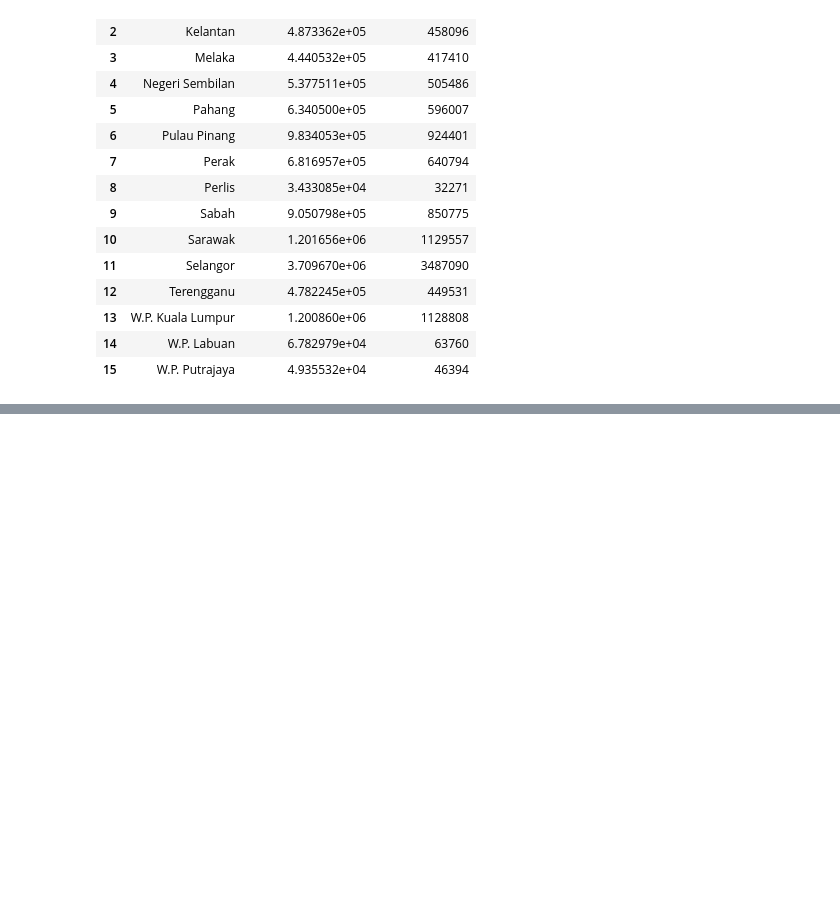
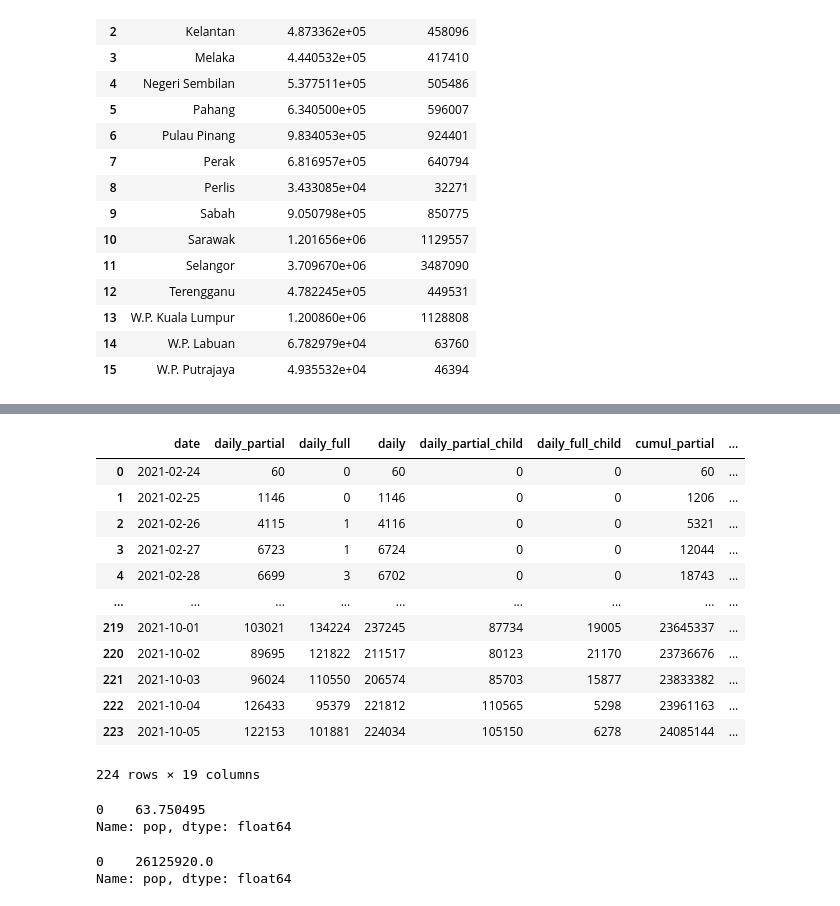
Before and after one commit to PriteshPatel3/covid-again, a Jupyter notebook: Untitled.ipynb, the cells around one changed output, grey strips where cells are left out. Saved outputs shown, nothing was run; the diff lists cells and outputs as text; code cells hidden in the pictures; blank space fills up the shorter version.

```diff
--- a/Untitled.ipynb
+++ b/Untitled.ipynb
@@ -496,0 +643,4 @@ state_testingRate
+# %%
+'''for x in vaxcination_list:
+    display(x)'''
+vaccine_msia = vaxcination_list[0]
@@ -496,0 +670,16 @@ state_testingRate
+# %%
+vaccine_msia
+# %% [output]
+|  | date | daily_partial | daily_full | daily | daily_partial_child | daily_full_child | cumul_partial | ... |
+| 0 | 2021-02-24 | 60 | 0 | 60 | 0 | 0 | 60 | ... |
+| 1 | 2021-02-25 | 1146 | 0 | 1146 | 0 | 0 | 1206 | ... |
+| 2 | 2021-02-26 | 4115 | 1 | 4116 | 0 | 0 | 5321 | ... |
+| 3 | 2021-02-27 | 6723 | 1 | 6724 | 0 | 0 | 12044 | ... |
+| 4 | 2021-02-28 | 6699 | 3 | 6702 | 0 | 0 | 18743 | ... |
+| ... | ... | ... | ... | ... | ... | ... | ... | ... |
+| 219 | 2021-10-01 | 103021 | 134224 | 237245 | 87734 | 19005 | 23645337 | ... |
+| 220 | 2021-10-02 | 89695 | 121822 | 211517 | 80123 | 21170 | 23736676 | ... |
+| 221 | 2021-10-03 | 96024 | 110550 | 206574 | 85703 | 15877 | 23833382 | ... |
+| 222 | 2021-10-04 | 126433 | 95379 | 221812 | 110565 | 5298 | 23961163 | ... |
+| 223 | 2021-10-05 | 122153 | 101881 | 224034 | 105150 | 6278 | 24085144 | ... |
+224 rows × 19 columns
@@ -496,0 +692,11 @@ state_testingRate
+# %%
+percentVax
+# %% [output]
+0    63.750495
+Name: pop, dtype: float64
+# %%
+reqVax = 0.8*pop.iloc[0:1]['pop']
+reqVax
+# %% [output]
+0    26125920.0
+Name: pop, dtype: float64
```
Also changed, not shown: parts of 38 cells of this notebook.
